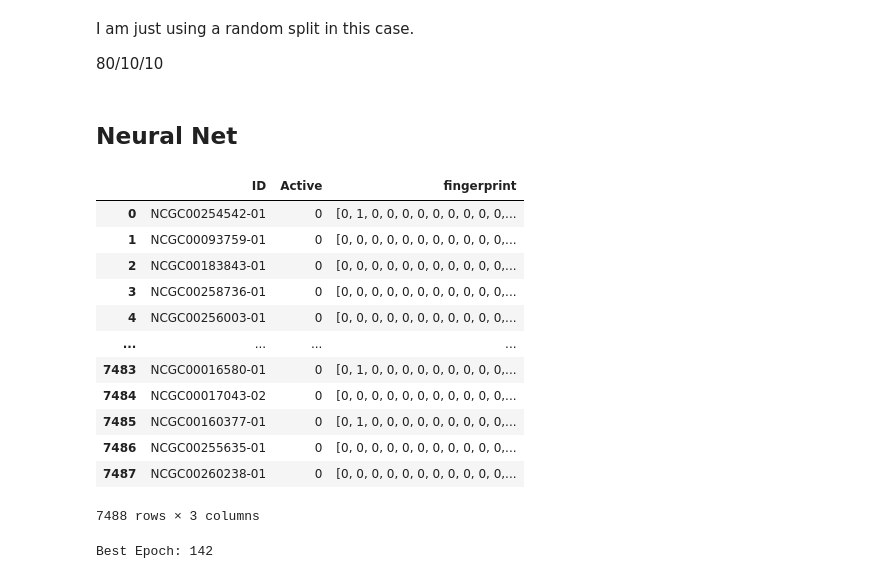
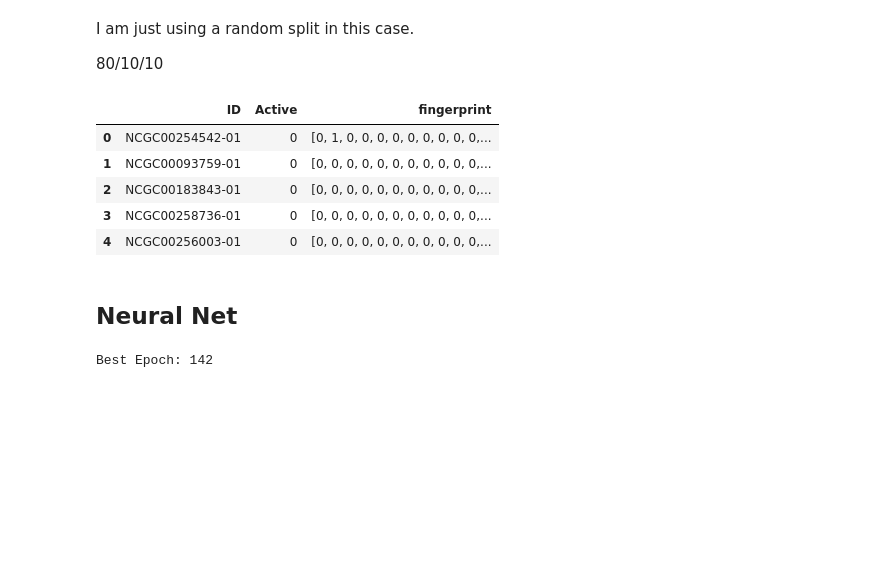
Before and after one commit to dppiper/Tox21-Neural-Network-From-Scratch, a Jupyter notebook: multi_layer_model/multi_layer_model.ipynb, the cells around one changed output. Saved outputs shown, nothing was run; the diff lists cells and outputs as text; code cells hidden in the pictures; blank space fills up the shorter version.

```diff
--- a/multi_layer_model/multi_layer_model.ipynb
+++ b/multi_layer_model/multi_layer_model.ipynb
@@ -66,24 +66,17 @@ test_cutoff = int(num_samples*0.9)
 df_train = df[0:train_cutoff]
 df_test = df[train_cutoff:test_cutoff]
 df_val = df[test_cutoff:]
-# %% [markdown]
-## Neural Net
 # %%
-df_train
+df_train.head()
 # %% [output]
 |  | ID | Active | fingerprint |
 | 0 | NCGC00254542-01 | 0 | [0, 1, 0, 0, 0, 0, 0, 0, 0, 0, 0,... |
 | 1 | NCGC00093759-01 | 0 | [0, 0, 0, 0, 0, 0, 0, 0, 0, 0, 0,... |
 | 2 | NCGC00183843-01 | 0 | [0, 0, 0, 0, 0, 0, 0, 0, 0, 0, 0,... |
 | 3 | NCGC00258736-01 | 0 | [0, 0, 0, 0, 0, 0, 0, 0, 0, 0, 0,... |
 | 4 | NCGC00256003-01 | 0 | [0, 0, 0, 0, 0, 0, 0, 0, 0, 0, 0,... |
-| ... | ... | ... | ... |
-| 7483 | NCGC00016580-01 | 0 | [0, 1, 0, 0, 0, 0, 0, 0, 0, 0, 0,... |
-| 7484 | NCGC00017043-02 | 0 | [0, 0, 0, 0, 0, 0, 0, 0, 0, 0, 0,... |
-| 7485 | NCGC00160377-01 | 0 | [0, 1, 0, 0, 0, 0, 0, 0, 0, 0, 0,... |
-| 7486 | NCGC00255635-01 | 0 | [0, 0, 0, 0, 0, 0, 0, 0, 0, 0, 0,... |
-| 7487 | NCGC00260238-01 | 0 | [0, 0, 0, 0, 0, 0, 0, 0, 0, 0, 0,... |
-7488 rows × 3 columns
+# %% [markdown]
+## Neural Net
 # %%
 # Initialize hidden layer weight matrix and bias_2
 input_size = 2048
```
Also changed, not shown: parts of 1 cell of this notebook.
